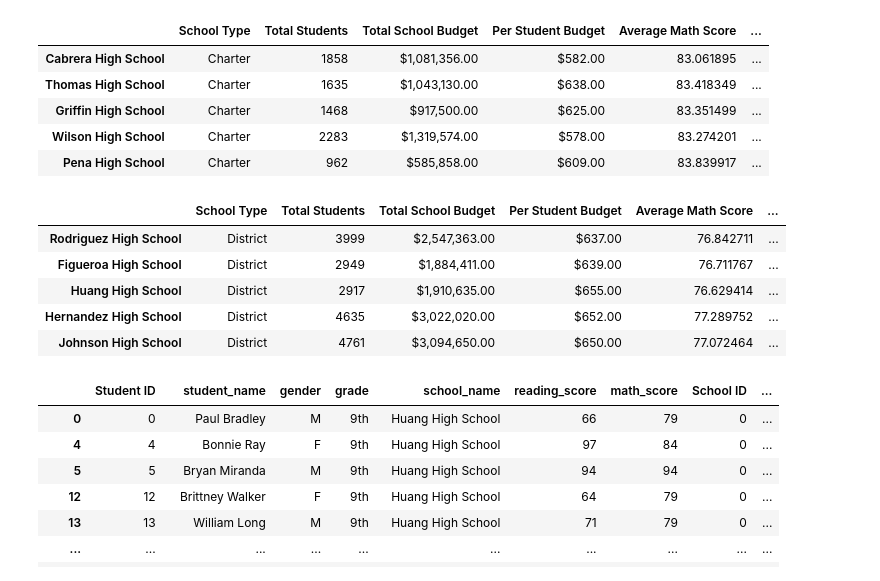
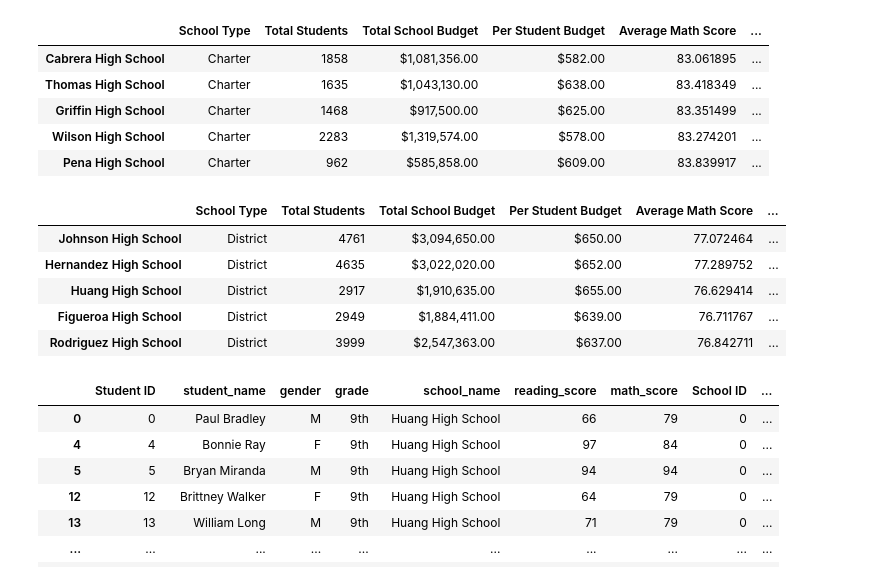
Before and after one commit to MatthewSHudson/School_District_Analysis, a Jupyter notebook: PyCitySchools.ipynb, the cells around one changed output. Cells and saved outputs as stored; diff of their text form; code cells hidden in the pictures.

```diff
--- a/PyCitySchools.ipynb
+++ b/PyCitySchools.ipynb
@@ -307,13 +307,14 @@ top_schools.head()
 # %%
 bottom_schools = per_school_summary_df.sort_values(["% Overall Passing"], ascending=True)
 bottom_schools.head()
+top_schools.tail()
 # %% [output]
 |  | School Type | Total Students | Total School Budget | Per Student Budget | Average Math Score | ... |
+| Johnson High School | District | 4761 | $3,094,650.00 | $650.00 | 77.072464 | ... |
+| Hernandez High School | District | 4635 | $3,022,020.00 | $652.00 | 77.289752 | ... |
+| Huang High School | District | 2917 | $1,910,635.00 | $655.00 | 76.629414 | ... |
+| Figueroa High School | District | 2949 | $1,884,411.00 | $639.00 | 76.711767 | ... |
 | Rodriguez High School | District | 3999 | $2,547,363.00 | $637.00 | 76.842711 | ... |
-| Figueroa High School | District | 2949 | $1,884,411.00 | $639.00 | 76.711767 | ... |
-| Huang High School | District | 2917 | $1,910,635.00 | $655.00 | 76.629414 | ... |
-| Hernandez High School | District | 4635 | $3,022,020.00 | $652.00 | 77.289752 | ... |
-| Johnson High School | District | 4761 | $3,094,650.00 | $650.00 | 77.072464 | ... |
 # %%
 ninth_graders = school_data_complete_df[(school_data_complete_df["grade"] == "9th")]
 
```
Also changed, not shown: 1 other file.
